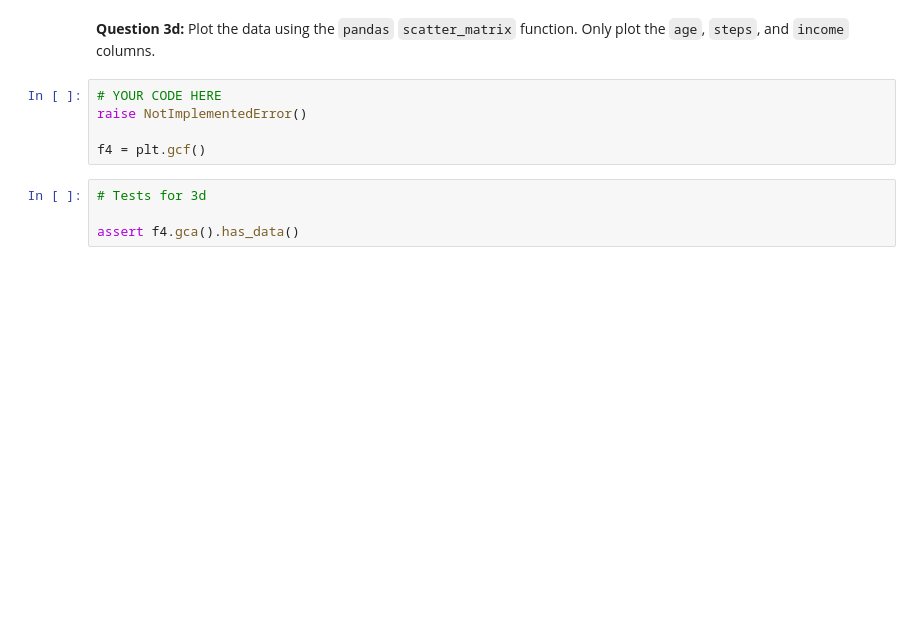
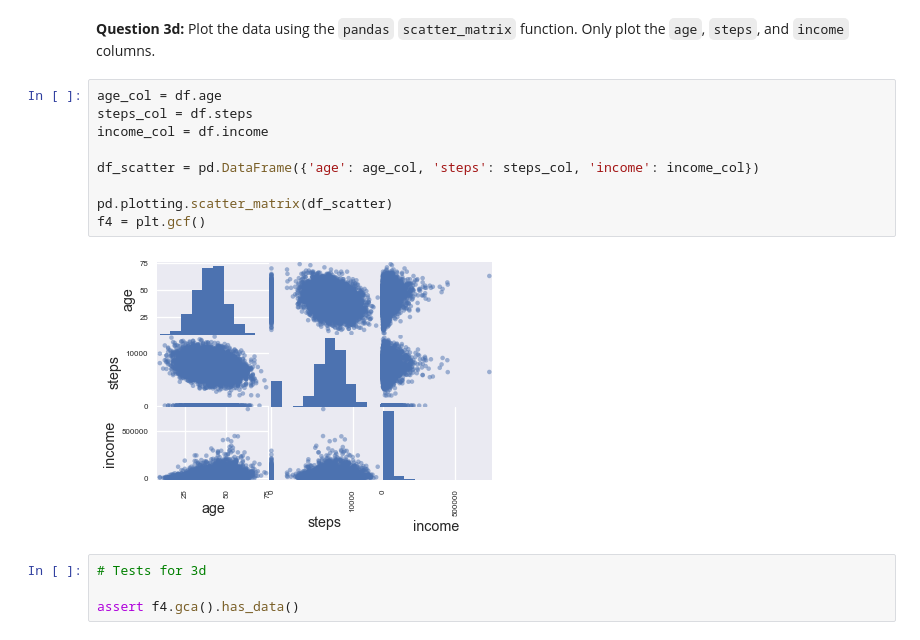
Before and after one commit to plagoc/COGS108Assignments, a Jupyter notebook: A2/A2_DataExploration.ipynb, the cells around one changed output. Cells and saved outputs as stored; diff of their text form; blank space fills up the shorter version.

```diff
--- a/A2/A2_DataExploration.ipynb
+++ b/A2/A2_DataExploration.ipynb
@@ -257,11 +256,17 @@ f3 = plt.gcf()
 assert f3.gca().has_data()
 # %% [markdown]
 **Question 3d:** Plot the data using the `pandas` `scatter_matrix` function. Only plot the `age`, `steps`, and `income` columns.
-# %%
-# YOUR CODE HERE
-raise NotImplementedError()
-
-f4 = plt.gcf()
+# %%
+age_col = df.age
+steps_col = df.steps
+income_col = df.income
+
+df_scatter = pd.DataFrame({'age': age_col, 'steps': steps_col, 'income': income_col})
+
+pd.plotting.scatter_matrix(df_scatter)
+f4 = plt.gcf()
+# %% [output]
+[figure, added]
 # %%
 # Tests for 3d
 
```
Also changed, not shown: parts of 23 cells of this notebook.
